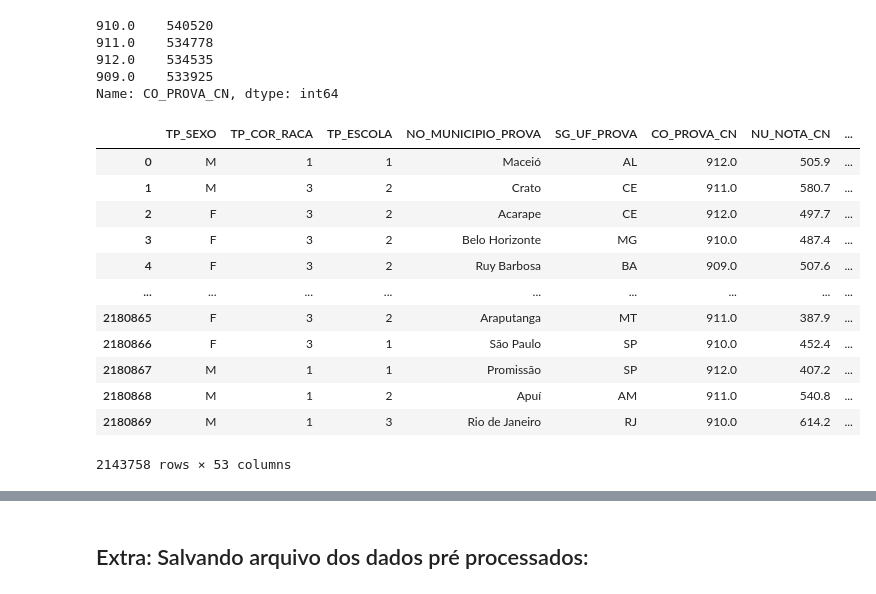
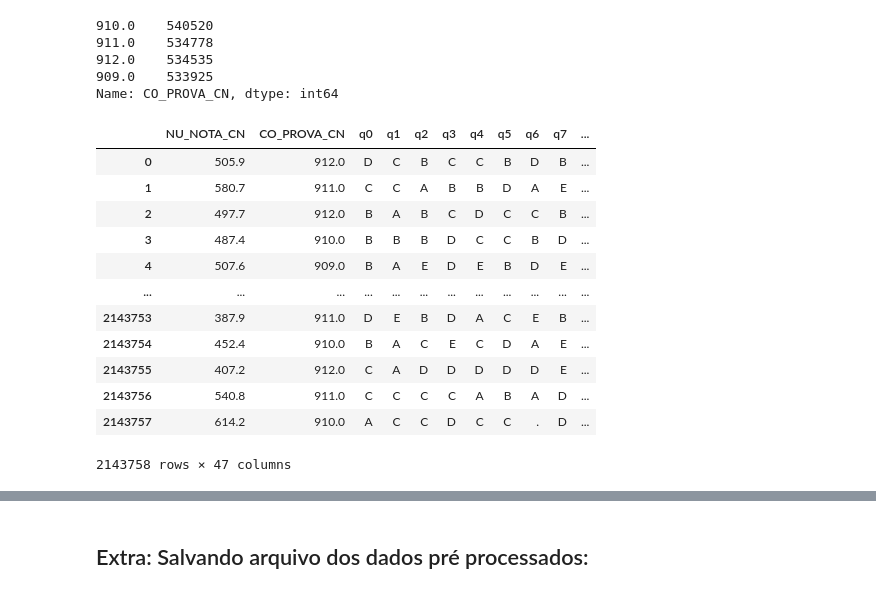
Before and after one commit to Gus-1003/Projeto_Pesquisa_Enem, a Jupyter notebook: natureQuest.ipynb, the cells around one changed output, grey strips where cells are left out. Drawn from its saved outputs; the diff is of its cells as text; code cells hidden in the pictures.

```diff
--- a/natureQuest.ipynb
+++ b/natureQuest.ipynb
@@ -33,7 +20,7 @@ Drive already mounted at /content/drive/; to attempt to forcibly remount, call d
 /content/drive/MyDrive
 # %%
 # ler dados de interesse
-dados = pd.read_csv('/content/drive/MyDrive/Pesquisa_Dados_Enem2021/Base de Dados/natureQuest.csv')
+dados = pd.read_csv('/content/drive/MyDrive/Pesquisa_Enem2021/Base de Dados/natureQuest.csv')
 # %% [markdown]
 ## Parte 1: Análise Descritiva
 # %% [markdown]
@@ -207,4 +190,4 @@ dados['TX_RESPOSTAS_CN'].loc[1]
 # %%
-dfResposta = dados.copy()
-print(type(dfResposta))
+dfResposta = dados[['NU_NOTA_CN', 'CO_PROVA_CN', 'TX_RESPOSTAS_CN']]
+dfResposta
 # %% [output]
@@ -227,11 +207,7 @@ def convert(resposta):
 # %%
 questoes = []
-
 for i, gabarito in enumerate(list(dados['TX_RESPOSTAS_CN'].loc[0:])):
-  respostas = []
-  for j, resposta in enumerate(gabarito):
-    respostas.append(convert(resposta))
-  questoes.append(respostas)
+  questoes.append(gabarito)
 
 final = []
 for i in range(45):
@@ -272,3 +240,5 @@ dfResposta.describe()
+# %%
+dfResposta.drop('TX_RESPOSTAS_CN', axis=1, inplace=True)
 # %%
 # displaying data frame again - Output 2
 dfResposta.head()
@@ -325,19 +290,19 @@ dfResposta['CO_PROVA_CN'].value_counts()
 909.0    533925
 Name: CO_PROVA_CN, dtype: int64
 # %%
-dados = dados.reset_index(drop=True)
+dfResposta = dfResposta.reset_index(drop=True)
 display(dfResposta)
 # %% [output]
-|  | TP_SEXO | TP_COR_RACA | TP_ESCOLA | NO_MUNICIPIO_PROVA | SG_UF_PROVA | CO_PROVA_CN | NU_NOTA_CN | ... |
-| 0 | M | 1 | 1 | Maceió | AL | 912.0 | 505.9 | ... |
-| 1 | M | 3 | 2 | Crato | CE | 911.0 | 580.7 | ... |
-| 2 | F | 3 | 2 | Acarape | CE | 912.0 | 497.7 | ... |
-| 3 | F | 3 | 2 | Belo Horizonte | MG | 910.0 | 487.4 | ... |
-| 4 | F | 3 | 2 | Ruy Barbosa | BA | 909.0 | 507.6 | ... |
-| ... | ... | ... | ... | ... | ... | ... | ... | ... |
-| 2180865 | F | 3 | 2 | Araputanga | MT | 911.0 | 387.9 | ... |
-| 2180866 | F | 3 | 1 | São Paulo | SP | 910.0 | 452.4 | ... |
-| 2180867 | M | 1 | 1 | Promissão | SP | 912.0 | 407.2 | ... |
-| 2180868 | M | 1 | 2 | Apuí | AM | 911.0 | 540.8 | ... |
-| 2180869 | M | 1 | 3 | Rio de Janeiro | RJ | 910.0 | 614.2 | ... |
+|  | NU_NOTA_CN | CO_PROVA_CN | q0 | q1 | q2 | q3 | q4 | q5 | q6 | q7 | ... |
+| 0 | 505.9 | 912.0 | D | C | B | C | C | B | D | B | ... |
+| 1 | 580.7 | 911.0 | C | C | A | B | B | D | A | E | ... |
+| 2 | 497.7 | 912.0 | B | A | B | C | D | C | C | B | ... |
+| 3 | 487.4 | 910.0 | B | B | B | D | C | C | B | D | ... |
+| 4 | 507.6 | 909.0 | B | A | E | D | E | B | D | E | ... |
+| ... | ... | ... | ... | ... | ... | ... | ... | ... | ... | ... | ... |
+| 2143753 | 387.9 | 911.0 | D | E | B | D | A | C | E | B | ... |
+| 2143754 | 452.4 | 910.0 | B | A | C | E | C | D | A | E | ... |
+| 2143755 | 407.2 | 912.0 | C | A | D | D | D | D | D | E | ... |
+| 2143756 | 540.8 | 911.0 | C | C | C | C | A | B | A | D | ... |
+| 2143757 | 614.2 | 910.0 | A | C | C | D | C | C | . | D | ... |
-2143758 rows × 53 columns
+2143758 rows × 47 columns
```
Also changed, not shown: parts of 29 cells of this notebook.
